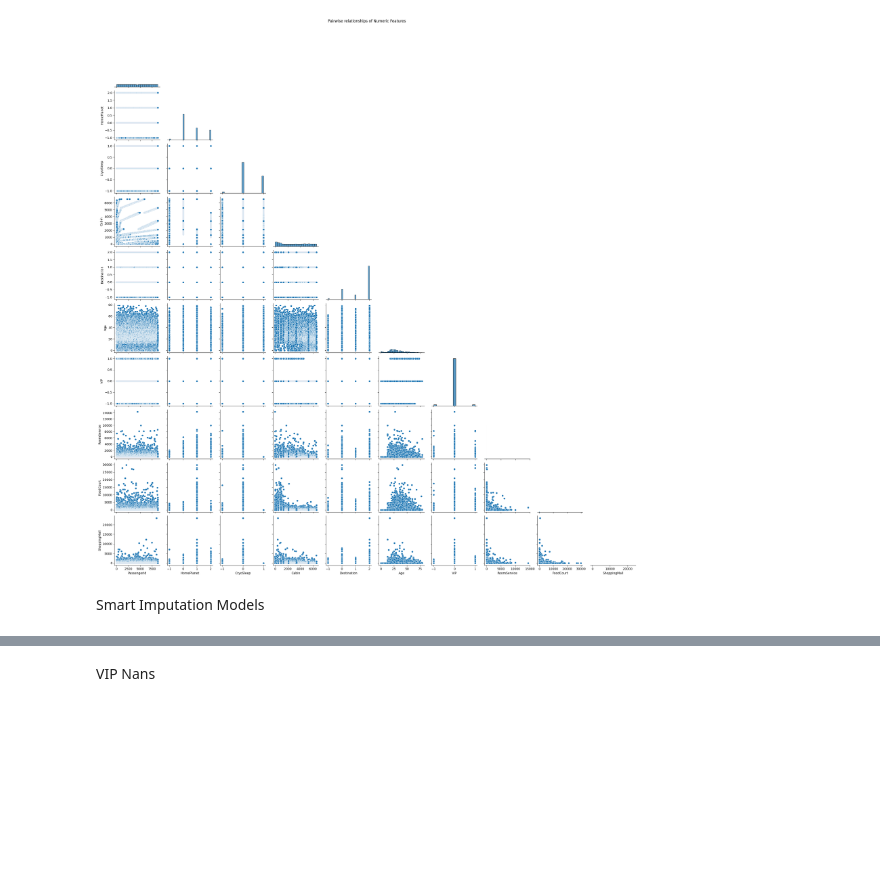
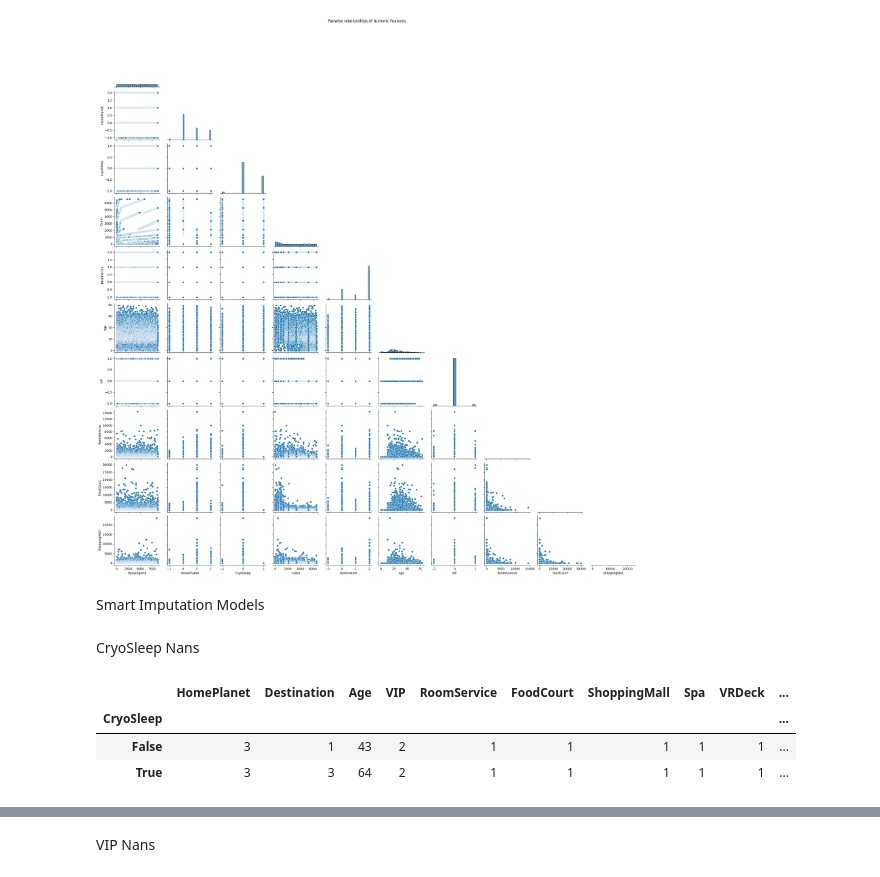
Before and after one commit to samcohen1/BigMenDoingASecondProject, a Jupyter notebook: project.ipynb, the cells around one changed output, grey strips where cells are left out. Drawn from its saved outputs; the diff is of its cells as text; code cells hidden in the pictures; blank space fills up the shorter version.

```diff
--- a/project.ipynb
+++ b/project.ipynb
@@ -167,0 +228,24 @@ dtype: int64
+# %%
+# impute Room_Number, Deck, Side Based on Family
+
+# Define the columns to impute and the group column
+columns_to_impute = ['Room_Number', 'Deck', 'Side']
+group_column = 'GroupId'
+
+# Calculate the mode for each column within each GroupId
+# We loop over each column to impute since pd.Series.mode() might return multiple values
+for column in columns_to_impute:
+    # Compute the mode for the current column grouped by GroupId
+    mode_series = all_df.groupby(group_column)[column].apply(lambda x: pd.Series.mode(x.dropna()).iloc[0] if not x.dropna().empty else np.NaN)
+
+    # Convert the Series into a DataFrame with a reset index, naming the columns appropriately
+    mode_df = mode_series.reset_index(name=f'{column}_mode')
+
+    # Merge the mode values back into the original DataFrame
+    all_df = pd.merge(all_df, mode_df, on=group_column, how='left')
+
+    # Impute missing values in the original column with the mode values
+    all_df[column] = np.where(all_df[column].isna(), all_df[f'{column}_mode'], all_df[column])
+
+    # Drop the temporary mode column used for imputation
+    all_df.drop(columns=[f'{column}_mode'], inplace=True)
@@ -293,3 +398,17 @@ def impute_with_regression_and_evaluate(df, feature_names, target_name):
     # df.loc[df[target_name].isnull(), target_name] = predicted_values
 
     return df
+# %% [markdown]
+CryoSleep Nans
+# %%
+# check cryosleep dependencies
+temp_df = all_df.copy()
+true_cond = (temp_df['RoomService'] == 0) & (temp_df['VRDeck'] == 0) & (temp_df['FoodCourt'] == 0) & (temp_df['ShoppingMall'] == 0) & (temp_df['Spa'] == 0) & (temp_df['Age'] >= 13)
+false_cond = (temp_df['RoomService'] > 0) | (temp_df['VRDeck'] > 0) | (temp_df['FoodCourt'] > 0) | (temp_df['ShoppingMall'] > 0) | (temp_df['Spa'] > 0)
+temp_df = temp_df[true_cond]
+temp_df.groupby(['CryoSleep']).nunique()
+# %% [output]
+|  | HomePlanet | Destination | Age | VIP | RoomService | FoodCourt | ShoppingMall | Spa | VRDeck | ... |
+| CryoSleep |  |  |  |  |  |  |  |  |  | ... |
+| False | 3 | 1 | 43 | 2 | 1 | 1 | 1 | 1 | 1 | ... |
+| True | 3 | 3 | 64 | 2 | 1 | 1 | 1 | 1 | 1 | ... |
```
Also changed, not shown: parts of 18 cells of this notebook.
